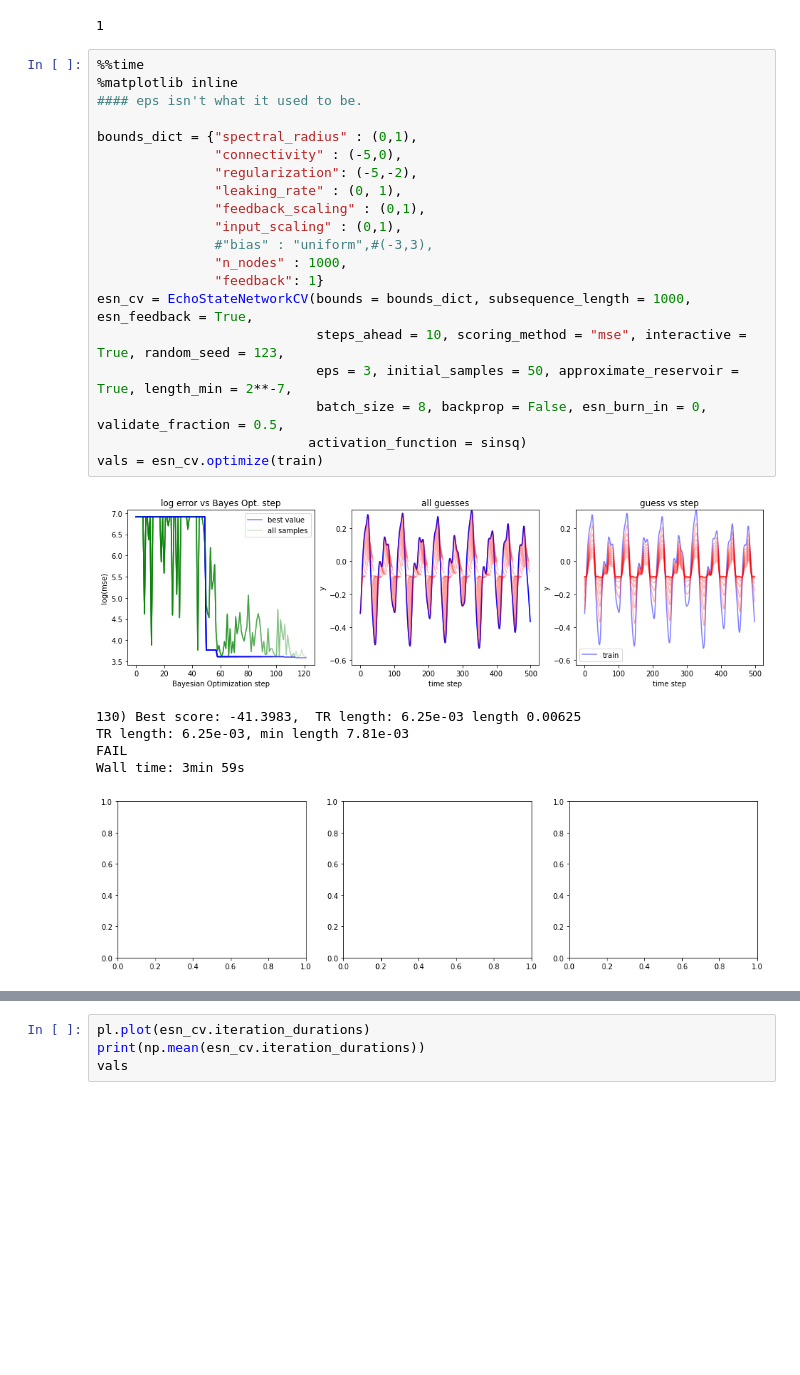
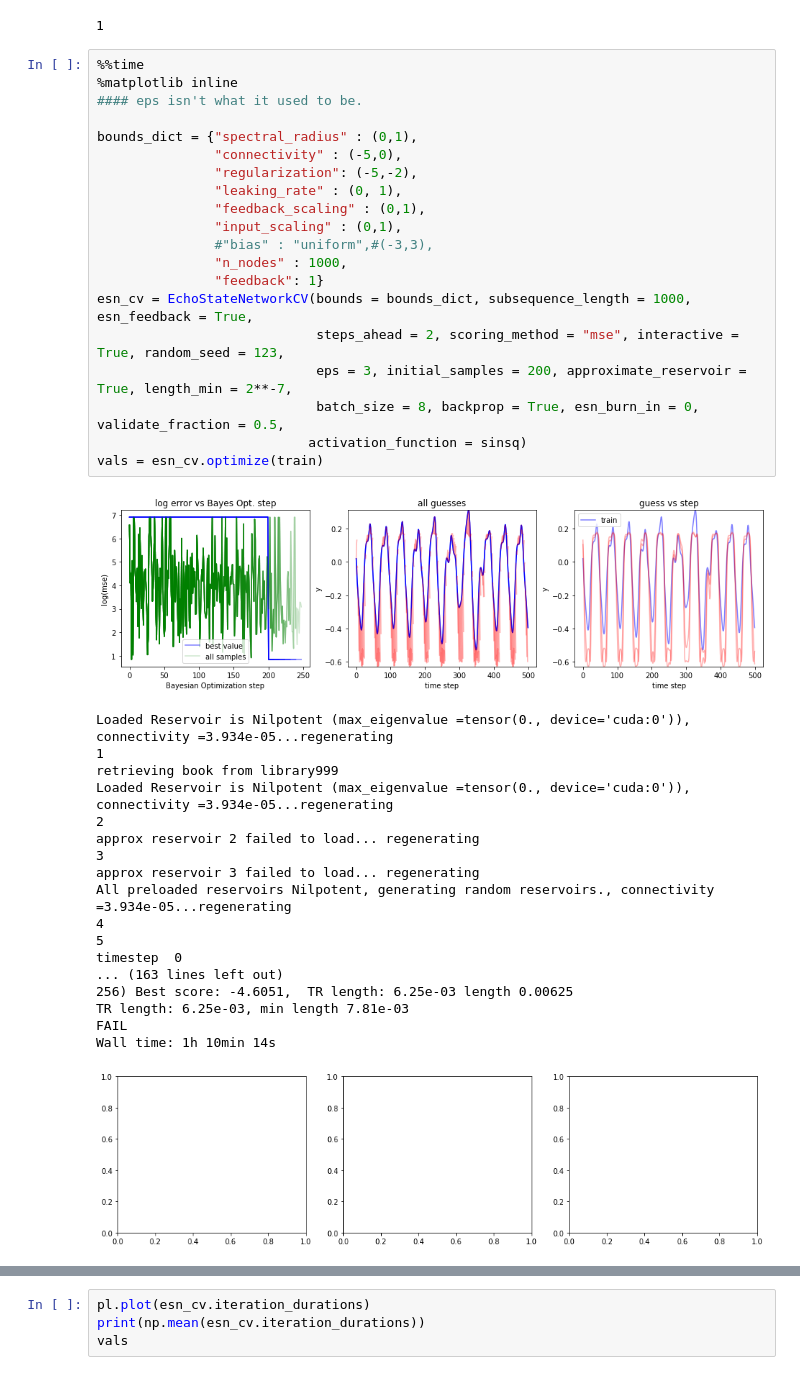
Before and after one commit to blindedjoy/RcTorch, a Jupyter notebook: turbo_1.ipynb, the cells around one changed output, grey strips where cells are left out. Cells and saved outputs as stored; diff of their text form; blank space fills up the shorter version.

```diff
--- a/turbo_1.ipynb
+++ b/turbo_1.ipynb
@@ -2410,27 +2410,40 @@ torch.cuda.device_count()
 # %%
 %%time
 %matplotlib inline
 #### eps isn't what it used to be.
 
 bounds_dict = {"spectral_radius" : (0,1),
                "connectivity" : (-5,0),
                "regularization": (-5,-2),
                "leaking_rate" : (0, 1),
                "feedback_scaling" : (0,1),
                "input_scaling" : (0,1),
                #"bias" : "uniform",#(-3,3),
                "n_nodes" : 1000,
                "feedback": 1}
 esn_cv = EchoStateNetworkCV(bounds = bounds_dict, subsequence_length = 1000, esn_feedback = True,
-                            steps_ahead = 10, scoring_method = "mse", interactive = True, random_seed = 123,
-                            eps = 3, initial_samples = 50, approximate_reservoir = True, length_min = 2**-7,
-                            batch_size = 8, backprop = False, esn_burn_in = 0, validate_fraction = 0.5,
+                            steps_ahead = 2, scoring_method = "mse", interactive = True, random_seed = 123,
+                            eps = 3, initial_samples = 200, approximate_reservoir = True, length_min = 2**-7,
+                            batch_size = 8, backprop = True, esn_burn_in = 0, validate_fraction = 0.5,
                            activation_function = sinsq)
 vals = esn_cv.optimize(train)
 # %% [output]
-[figure, old version]
+[figure, new version]
-130) Best score: -41.3983,  TR length: 6.25e-03 length 0.00625
+Loaded Reservoir is Nilpotent (max_eigenvalue =tensor(0., device='cuda:0')), connectivity =3.934e-05...regenerating
+1
+retrieving book from library999
+Loaded Reservoir is Nilpotent (max_eigenvalue =tensor(0., device='cuda:0')), connectivity =3.934e-05...regenerating
+2
+approx reservoir 2 failed to load... regenerating
+3
+approx reservoir 3 failed to load... regenerating
+All preloaded reservoirs Nilpotent, generating random reservoirs., connectivity =3.934e-05...regenerating
+4
+5
+timestep  0
+... (163 lines left out)
+256) Best score: -4.6051,  TR length: 6.25e-03 length 0.00625
 TR length: 6.25e-03, min length 7.81e-03
 FAIL
-Wall time: 3min 59s
+Wall time: 1h 10min 14s
 [figure]
```
Also changed, not shown: parts of 6 cells of this notebook.
